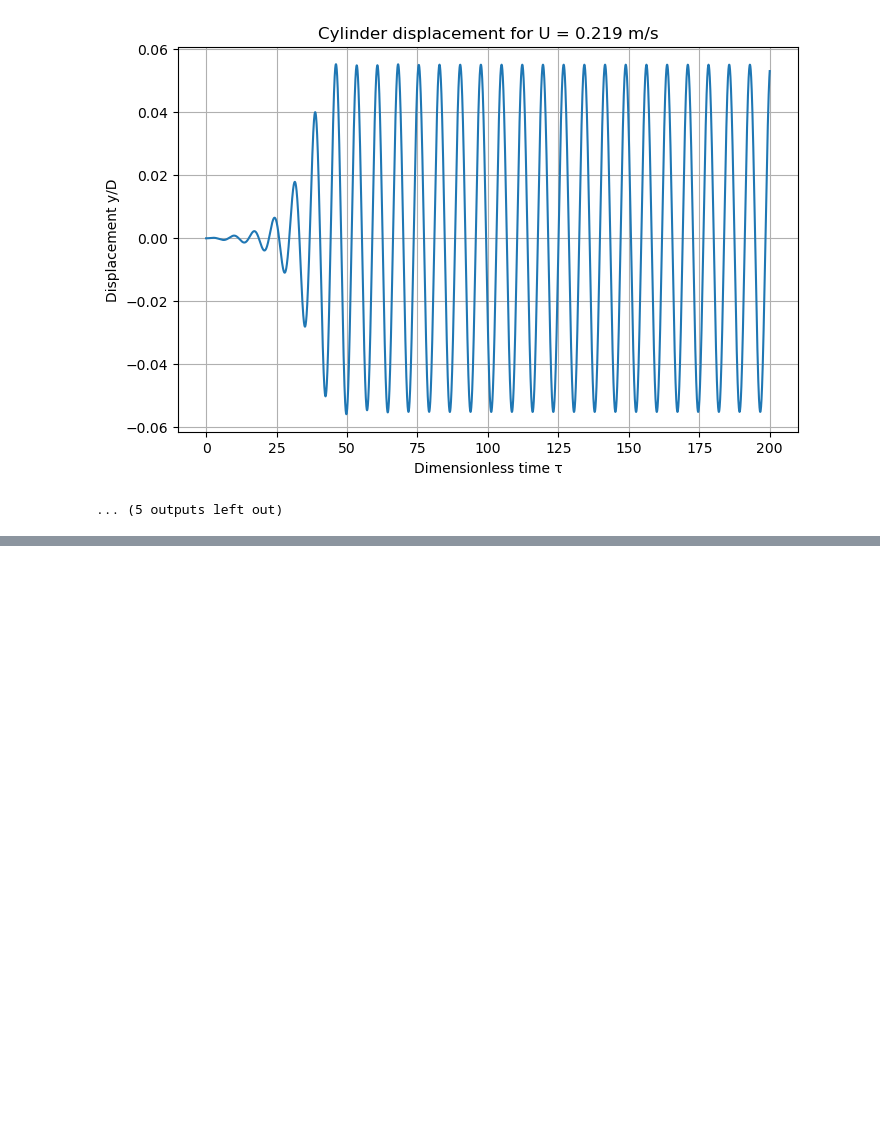
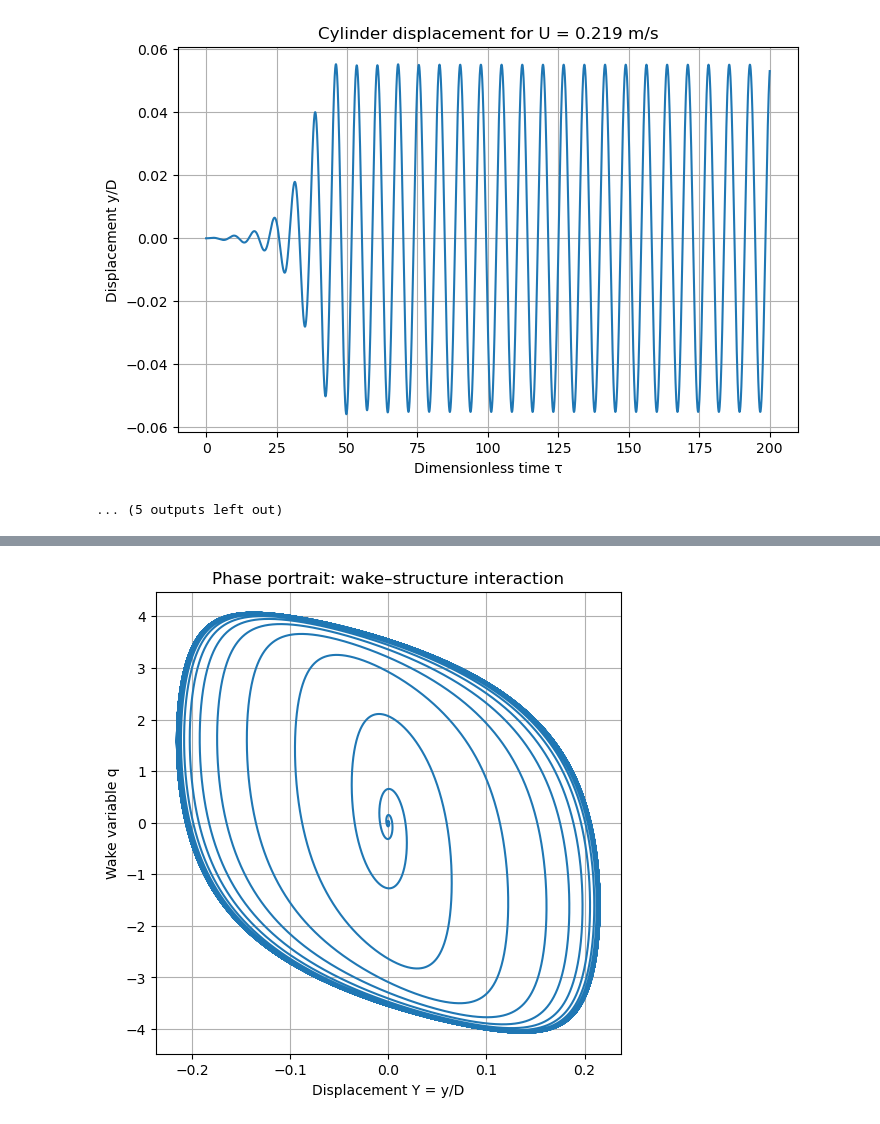
Before and after one commit to JulianEngel1999/FSI_Assignment_2, a Jupyter notebook: VIV.ipynb, the cells around one changed output, grey strips where cells are left out. Drawn from its saved outputs; the diff is of its cells as text; code cells hidden in the pictures; blank space fills up the shorter version.

```diff
--- a/VIV.ipynb
+++ b/VIV.ipynb
@@ -319,0 +336,13 @@ for U_i in U_values:
+# %%
+q = solution[:,0]
+Y = solution[:,2]
+
+plt.figure(figsize=(6,6))
+plt.plot(Y, q)
+plt.xlabel("Displacement Y = y/D")
+plt.ylabel("Wake variable q")
+plt.title("Phase portrait: wake–structure interaction")
+plt.grid(True)
+plt.show()
+# %% [output]
+[figure, added]
```
Also changed, not shown: parts of 2 cells of this notebook.
